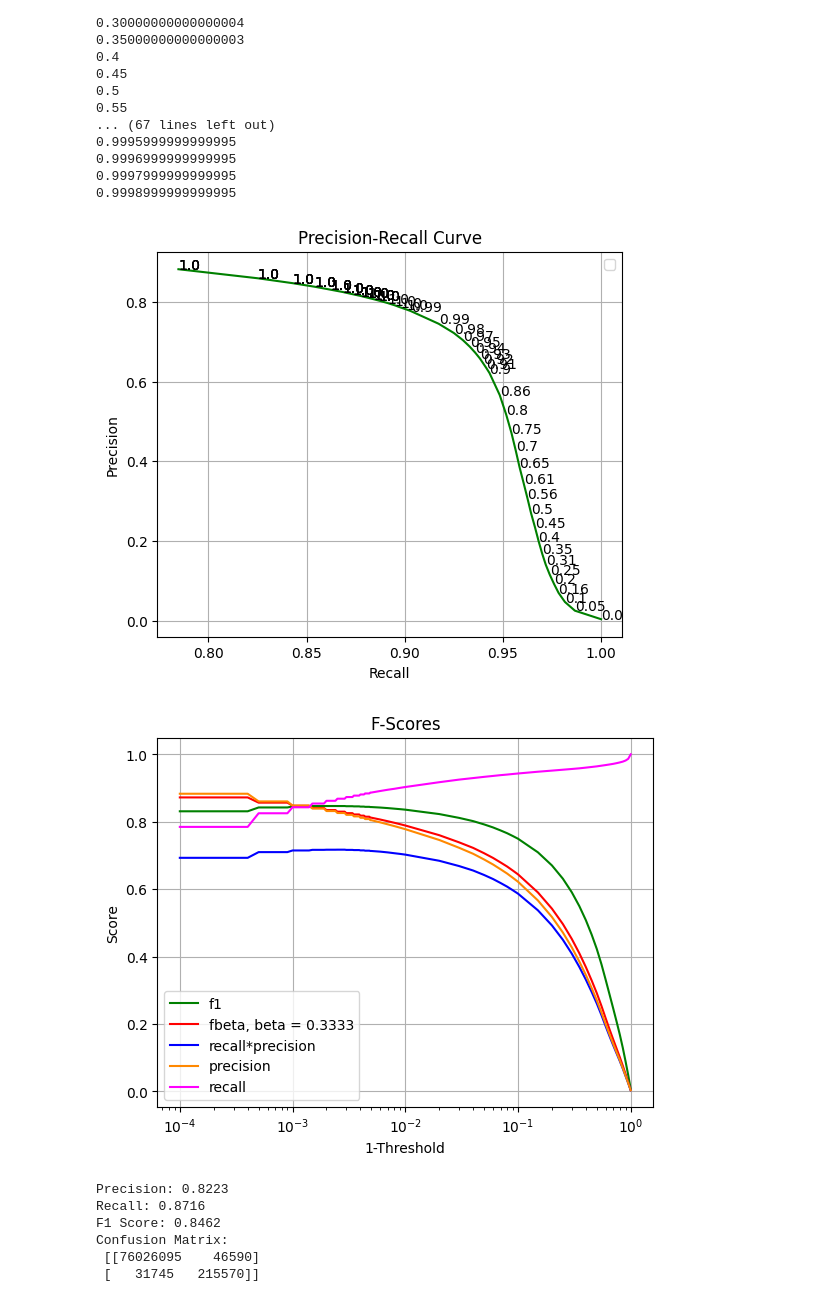
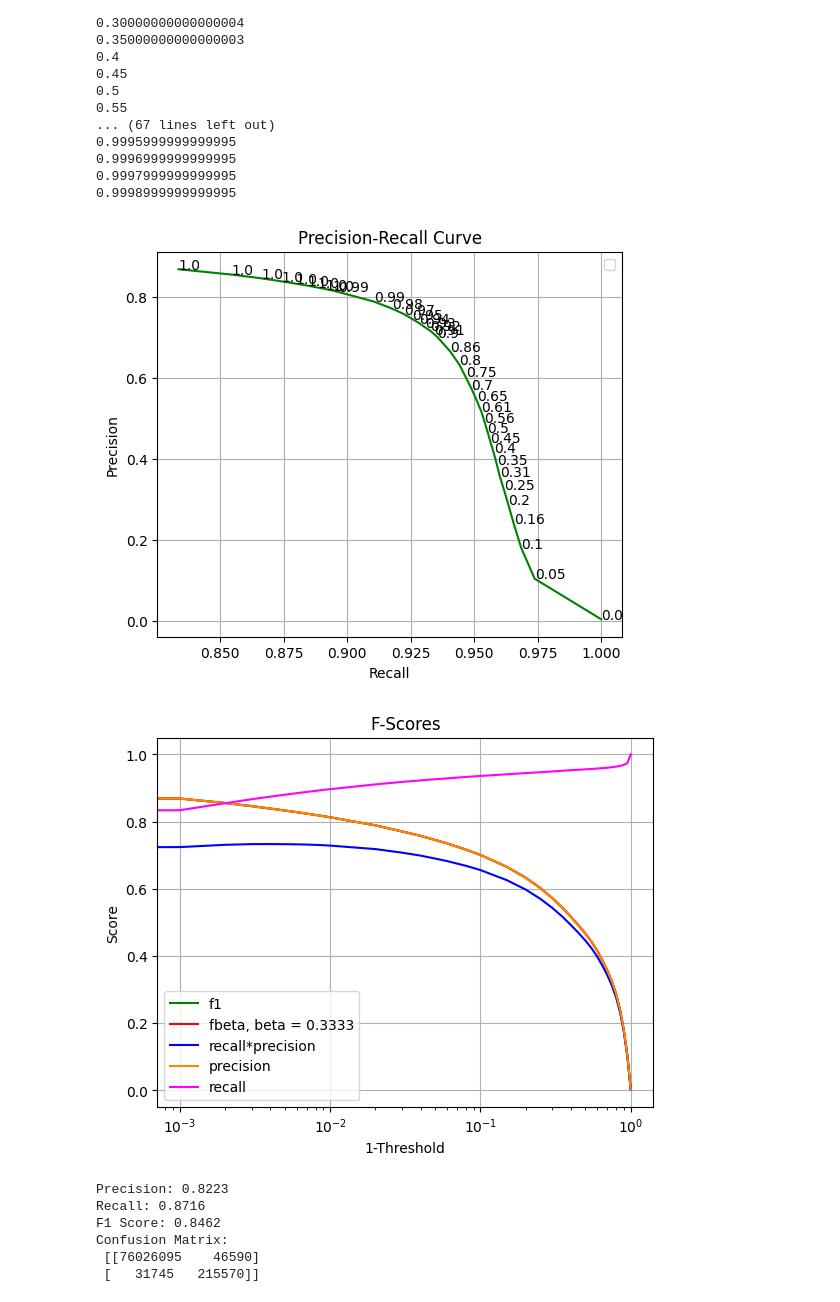
Before and after one commit to mking99456/Ar39-CNN, a Jupyter notebook: Training_Notebook_2DCNN.ipynb, the cells around one changed output. Saved outputs shown, nothing was run; the diff lists cells and outputs as text; code cells hidden in the pictures.

```diff
--- a/Training_Notebook_2DCNN.ipynb
+++ b/Training_Notebook_2DCNN.ipynb
@@ -500,7 +500,7 @@ Checkpoint saved at epoch 30
 #roi_finder.eval()
 #model.eval()
 
-save_dir = "/scratch/7DayLifetime/mking/04_04_2025_3/"
+save_dir = "/scratch/7DayLifetime/mking/04_01_2025_1/"
 checkpoint_path = save_dir+"roi_finder_checkpoint"
 checkpoint_path_extension=".pth"
 
@@ -678,21 +674,30 @@ np.savetxt(save_dir+"ROC_curve.csv", table, delimiter=',', header="Threshold,Rec
 del table
 # %%
 import math
+
+data = np.loadtxt(save_dir+"ROC_curve.csv", delimiter=',', skiprows=1)
+thresholds = data[:, 0]
+recalls = data[:, 1]
+precisions = data[:, 2]
+f1s = data[:, 2]
+fbetas = data[:, 2]
 
 fig = plt.figure(figsize=(6,5))
 ax = fig.add_subplot(111)
 
-plt.plot(recalls, precisions, c='g', markersize=10)
+plt.plot(recalls[recalls > 0], precisions[recalls > 0], c='g', markersize=10)
 plt.xlabel('Recall')
 plt.ylabel('Precision')
 plt.title('Precision-Recall Curve')
 for i, label in enumerate(thresholds):
+    if recalls[i]<0.02: continue
     ax.text(recalls[i],precisions[i],int(math.ceil(label * 100.0)) / 100)
 plt.legend()
 plt.grid()
+plt.savefig("roc_curve.png",dpi=300)
 plt.show()
 # %% [output]
-[figure, old version]
+[figure, new version]
 # %%
 plt.figure()
 plt.semilogx(1-thresholds, f1s, c='g', markersize=10,label="f1")
@@ -705,9 +710,10 @@ plt.ylabel('Score')
 plt.title('F-Scores')
 plt.legend()
 plt.grid()
+plt.savefig("fscores.png",dpi=300)
 plt.show()
 # %% [output]
-[figure, old version]
+[figure, new version]
 # %%
 max_f1 = np.max(f1s)
 max_f1_threshold = thresholds[np.where(f1s == max_f1)[0][0]]
```
Also changed, not shown: parts of 3 cells of this notebook, 5 other files.
